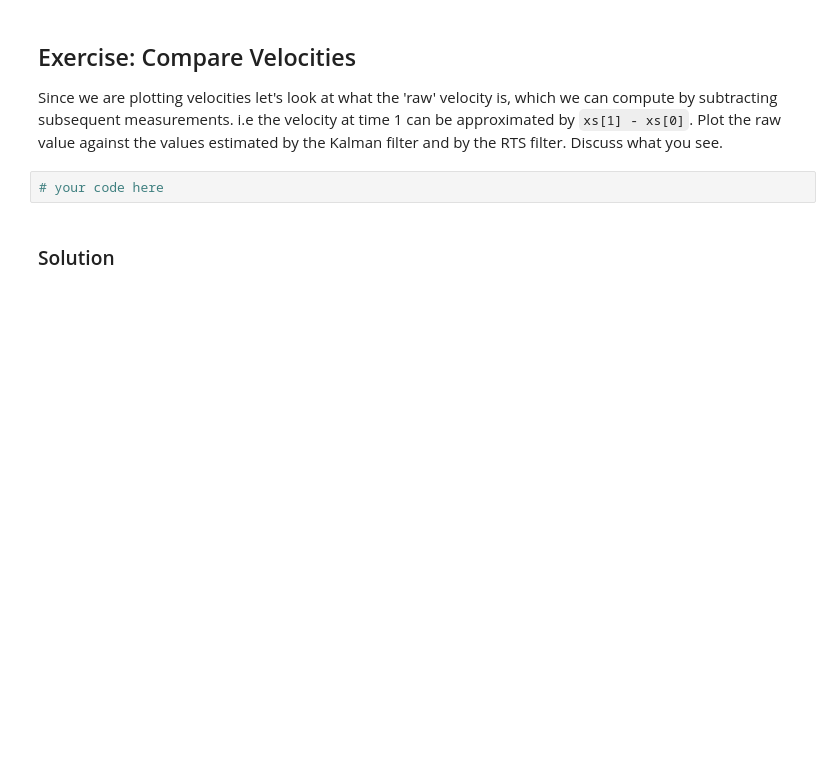
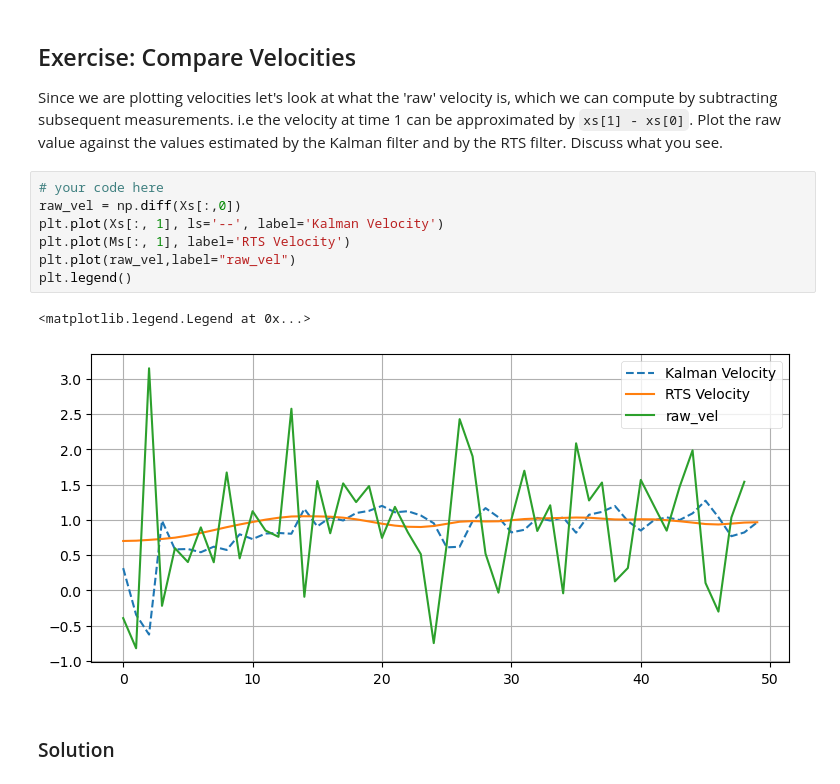
Before and after one commit to VFrancescon/Kalman-and-Bayesian-Filters-in-Python, a Jupyter notebook: 06-Multivariate-Kalman-Filters.ipynb, the cells around one changed output. Drawn from its saved outputs; the diff is of its cells as text; blank space fills up the shorter version.

```diff
--- a/06-Multivariate-Kalman-Filters.ipynb
+++ b/06-Multivariate-Kalman-Filters.ipynb
@@ -1673,8 +1721,16 @@ We will explore why this is so in the next exercise.
 ## Exercise: Compare Velocities
 
 Since we are plotting velocities let's look at what the 'raw' velocity is, which we can compute by subtracting subsequent measurements. i.e the velocity at time 1 can be approximated by `xs[1] - xs[0]`. Plot the raw value against the values estimated by the Kalman filter and by the RTS filter. Discuss what you see.
-# %%
-# your code here
+# %%
+# your code here
+raw_vel = np.diff(Xs[:,0])
+plt.plot(Xs[:, 1], ls='--', label='Kalman Velocity')
+plt.plot(Ms[:, 1], label='RTS Velocity')
+plt.plot(raw_vel,label="raw_vel")
+plt.legend()
+# %% [output]
+<matplotlib.legend.Legend at 0x...>
+[figure, added]
 # %% [markdown]
 ### Solution
 # %%
```
Also changed, not shown: parts of 9 cells of this notebook.
